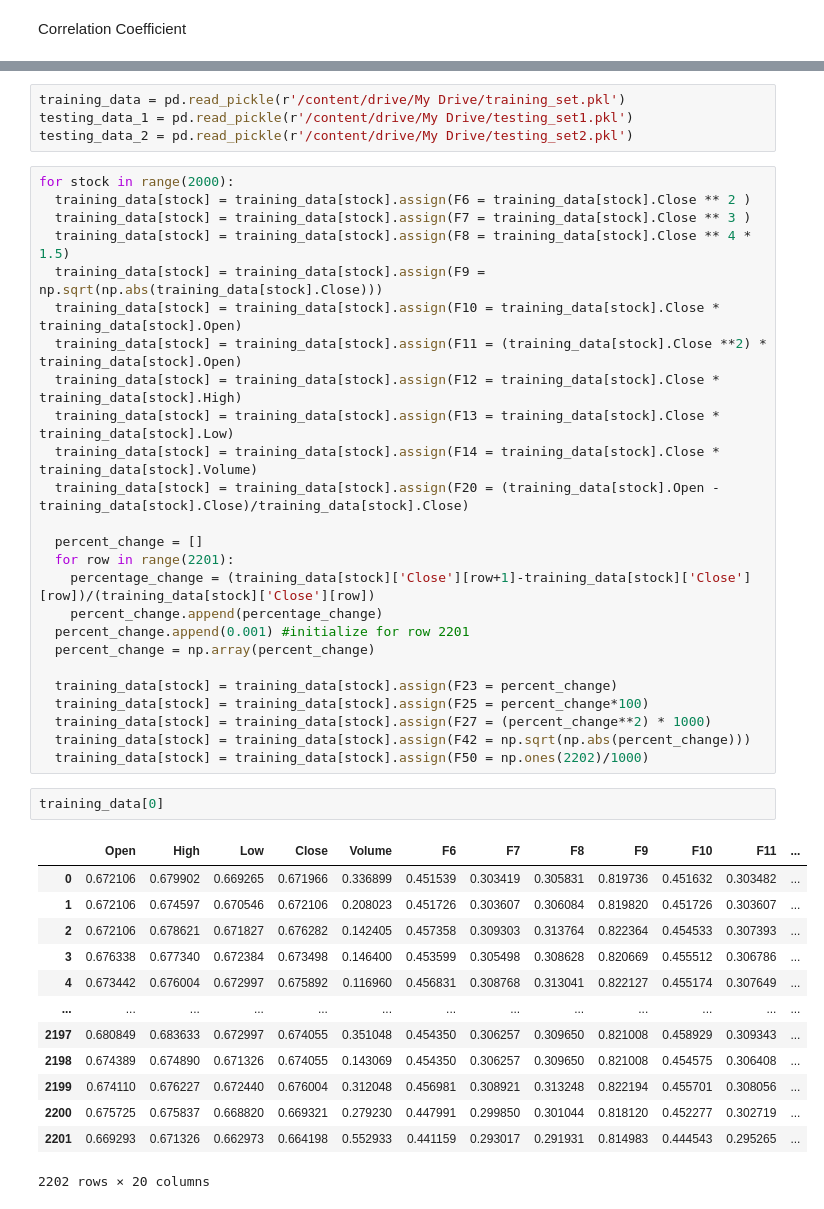
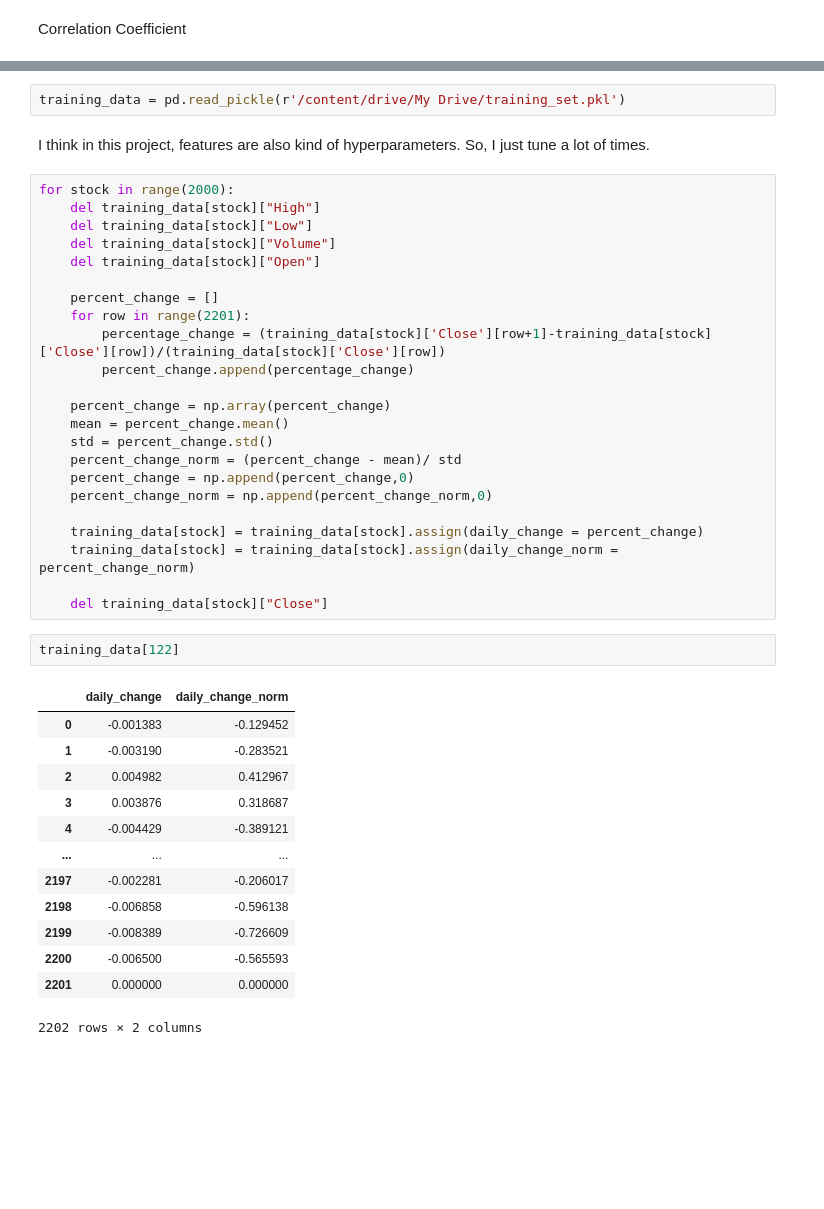
Before and after one commit to yzhan480/CS535_Final_Project, a Jupyter notebook: CS535Project.ipynb, the cells around one changed output, grey strips where cells are left out. Cells and saved outputs as stored; diff of their text form; blank space fills up the shorter version.

```diff
--- a/CS535Project.ipynb
+++ b/CS535Project.ipynb
@@ -962,45 +704,43 @@ Warning: Total number of columns (105) exceeds max_columns (20) limiting to firs
 # %%
 training_data = pd.read_pickle(r'/content/drive/My Drive/training_set.pkl')
-testing_data_1 = pd.read_pickle(r'/content/drive/My Drive/testing_set1.pkl')
-testing_data_2 = pd.read_pickle(r'/content/drive/My Drive/testing_set2.pkl')
-# %%
-for stock in range(2000):
-  training_data[stock] = training_data[stock].assign(F6 = training_data[stock].Close ** 2 )
-  training_data[stock] = training_data[stock].assign(F7 = training_data[stock].Close ** 3 )
-  training_data[stock] = training_data[stock].assign(F8 = training_data[stock].Close ** 4 * 1.5)
-  training_data[stock] = training_data[stock].assign(F9 = np.sqrt(np.abs(training_data[stock].Close)))
-  training_data[stock] = training_data[stock].assign(F10 = training_data[stock].Close * training_data[stock].Open)
-  training_data[stock] = training_data[stock].assign(F11 = (training_data[stock].Close **2) * training_data[stock].Open)
-  training_data[stock] = training_data[stock].assign(F12 = training_data[stock].Close * training_data[stock].High)
-  training_data[stock] = training_data[stock].assign(F13 = training_data[stock].Close * training_data[stock].Low)
-  training_data[stock] = training_data[stock].assign(F14 = training_data[stock].Close * training_data[stock].Volume)
-  training_data[stock] = training_data[stock].assign(F20 = (training_data[stock].Open - training_data[stock].Close)/training_data[stock].Close)
-
-  percent_change = []
-  for row in range(2201):
-    percentage_change = (training_data[stock]['Close'][row+1]-training_data[stock]['Close'][row])/(training_data[stock]['Close'][row])
-    percent_change.append(percentage_change)
-  percent_change.append(0.001) #initialize for row 2201
-  percent_change = np.array(percent_change)
-
-  training_data[stock] = training_data[stock].assign(F23 = percent_change)
-  training_data[stock] = training_data[stock].assign(F25 = percent_change*100)
-  training_data[stock] = training_data[stock].assign(F27 = (percent_change**2) * 1000)
-  training_data[stock] = training_data[stock].assign(F42 = np.sqrt(np.abs(percent_change)))
-  training_data[stock] = training_data[stock].assign(F50 = np.ones(2202)/1000)
+# %% [markdown]
+I think in this project, features are also kind of hyperparameters. So, I just tune a lot of times.
+# %%
+for stock in range(2000):
+    del training_data[stock]["High"]
+    del training_data[stock]["Low"]
+    del training_data[stock]["Volume"]
+    del training_data[stock]["Open"]
+
+    percent_change = []
+    for row in range(2201):
+        percentage_change = (training_data[stock]['Close'][row+1]-training_data[stock]['Close'][row])/(training_data[stock]['Close'][row])
+        percent_change.append(percentage_change)
+
+    percent_change = np.array(percent_change)
+    mean = percent_change.mean()
+    std = percent_change.std()
+    percent_change_norm = (percent_change - mean)/ std
+    percent_change = np.append(percent_change,0)
+    percent_change_norm = np.append(percent_change_norm,0)
+
+    training_data[stock] = training_data[stock].assign(daily_change = percent_change)
+    training_data[stock] = training_data[stock].assign(daily_change_norm = percent_change_norm)
+
+    del training_data[stock]["Close"]
 # %%
-training_data[0]
+training_data[122]
 # %% [output]
-|  | Open | High | Low | Close | Volume | F6 | F7 | F8 | F9 | F10 | F11 | ... |
-| 0 | 0.672106 | 0.679902 | 0.669265 | 0.671966 | 0.336899 | 0.451539 | 0.303419 | 0.305831 | 0.819736 | 0.451632 | 0.303482 | ... |
-| 1 | 0.672106 | 0.674597 | 0.670546 | 0.672106 | 0.208023 | 0.451726 | 0.303607 | 0.306084 | 0.819820 | 0.451726 | 0.303607 | ... |
-| 2 | 0.672106 | 0.678621 | 0.671827 | 0.676282 | 0.142405 | 0.457358 | 0.309303 | 0.313764 | 0.822364 | 0.454533 | 0.307393 | ... |
-| 3 | 0.676338 | 0.677340 | 0.672384 | 0.673498 | 0.146400 | 0.453599 | 0.305498 | 0.308628 | 0.820669 | 0.455512 | 0.306786 | ... |
-| 4 | 0.673442 | 0.676004 | 0.672997 | 0.675892 | 0.116960 | 0.456831 | 0.308768 | 0.313041 | 0.822127 | 0.455174 | 0.307649 | ... |
-| ... | ... | ... | ... | ... | ... | ... | ... | ... | ... | ... | ... | ... |
-| 2197 | 0.680849 | 0.683633 | 0.672997 | 0.674055 | 0.351048 | 0.454350 | 0.306257 | 0.309650 | 0.821008 | 0.458929 | 0.309343 | ... |
-| 2198 | 0.674389 | 0.674890 | 0.671326 | 0.674055 | 0.143069 | 0.454350 | 0.306257 | 0.309650 | 0.821008 | 0.454575 | 0.306408 | ... |
-| 2199 | 0.674110 | 0.676227 | 0.672440 | 0.676004 | 0.312048 | 0.456981 | 0.308921 | 0.313248 | 0.822194 | 0.455701 | 0.308056 | ... |
-| 2200 | 0.675725 | 0.675837 | 0.668820 | 0.669321 | 0.279230 | 0.447991 | 0.299850 | 0.301044 | 0.818120 | 0.452277 | 0.302719 | ... |
-| 2201 | 0.669293 | 0.671326 | 0.662973 | 0.664198 | 0.552933 | 0.441159 | 0.293017 | 0.291931 | 0.814983 | 0.444543 | 0.295265 | ... |
+|  | daily_change | daily_change_norm |
+| 0 | -0.001383 | -0.129452 |
+| 1 | -0.003190 | -0.283521 |
+| 2 | 0.004982 | 0.412967 |
+| 3 | 0.003876 | 0.318687 |
+| 4 | -0.004429 | -0.389121 |
+| ... | ... | ... |
+| 2197 | -0.002281 | -0.206017 |
+| 2198 | -0.006858 | -0.596138 |
+| 2199 | -0.008389 | -0.726609 |
+| 2200 | -0.006500 | -0.565593 |
+| 2201 | 0.000000 | 0.000000 |
-2202 rows × 20 columns
+2202 rows × 2 columns
```
Also changed, not shown: parts of 101 cells of this notebook.
